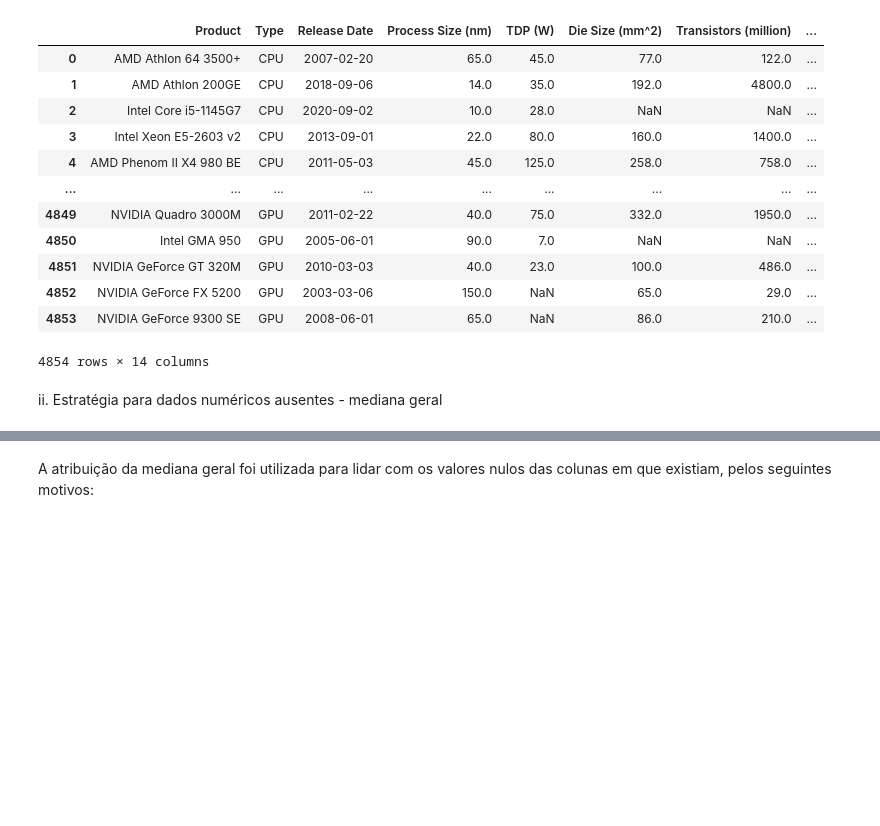
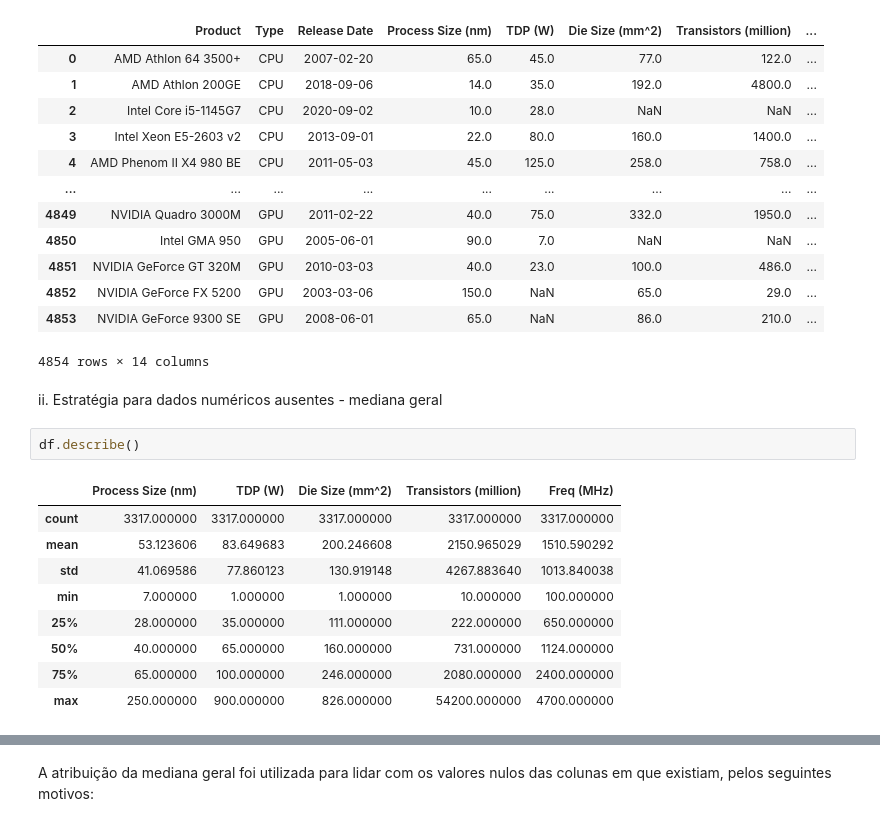
Before and after one commit to Felipanjos/a3_ia_2022.2, a Jupyter notebook: Projeto_IA.ipynb, the cells around one changed output, grey strips where cells are left out. Saved outputs shown, nothing was run; the diff lists cells and outputs as text; blank space fills up the shorter version.

```diff
--- a/Projeto_IA.ipynb
+++ b/Projeto_IA.ipynb
@@ -281,3 +283,15 @@ onehot_encoded_df
 4854 rows × 14 columns
 # %% [markdown]
 ii. Estratégia para dados numéricos ausentes - mediana geral
+# %%
+df.describe()
+# %% [output]
+|  | Process Size (nm) | TDP (W) | Die Size (mm^2) | Transistors (million) | Freq (MHz) |
+| count | 3317.000000 | 3317.000000 | 3317.000000 | 3317.000000 | 3317.000000 |
+| mean | 53.123606 | 83.649683 | 200.246608 | 2150.965029 | 1510.590292 |
+| std | 41.069586 | 77.860123 | 130.919148 | 4267.883640 | 1013.840038 |
+| min | 7.000000 | 1.000000 | 1.000000 | 10.000000 | 100.000000 |
+| 25% | 28.000000 | 35.000000 | 111.000000 | 222.000000 | 650.000000 |
+| 50% | 40.000000 | 65.000000 | 160.000000 | 731.000000 | 1124.000000 |
+| 75% | 65.000000 | 100.000000 | 246.000000 | 2080.000000 | 2400.000000 |
+| max | 250.000000 | 900.000000 | 826.000000 | 54200.000000 | 4700.000000 |
```
Also changed, not shown: parts of 5 cells of this notebook.
